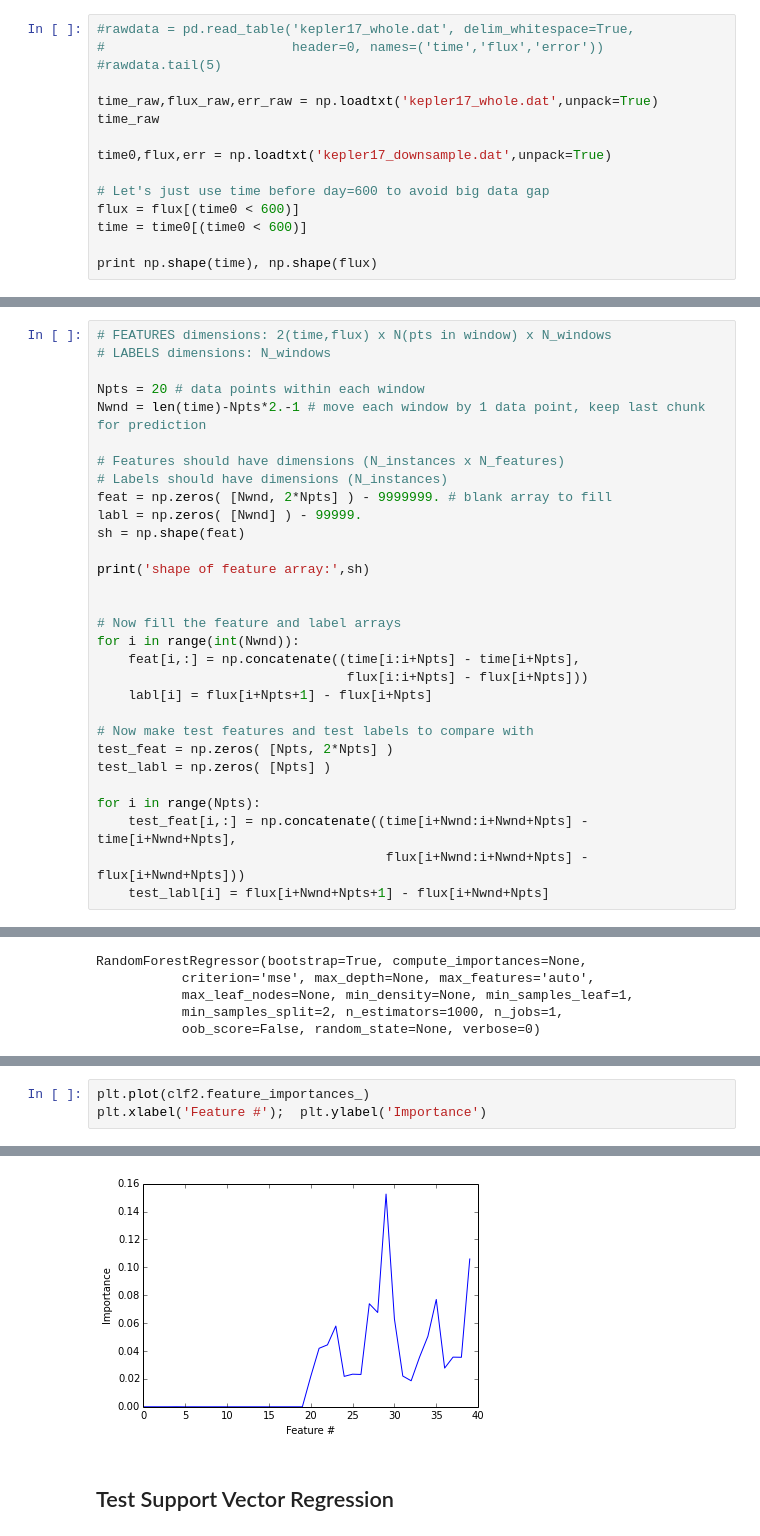
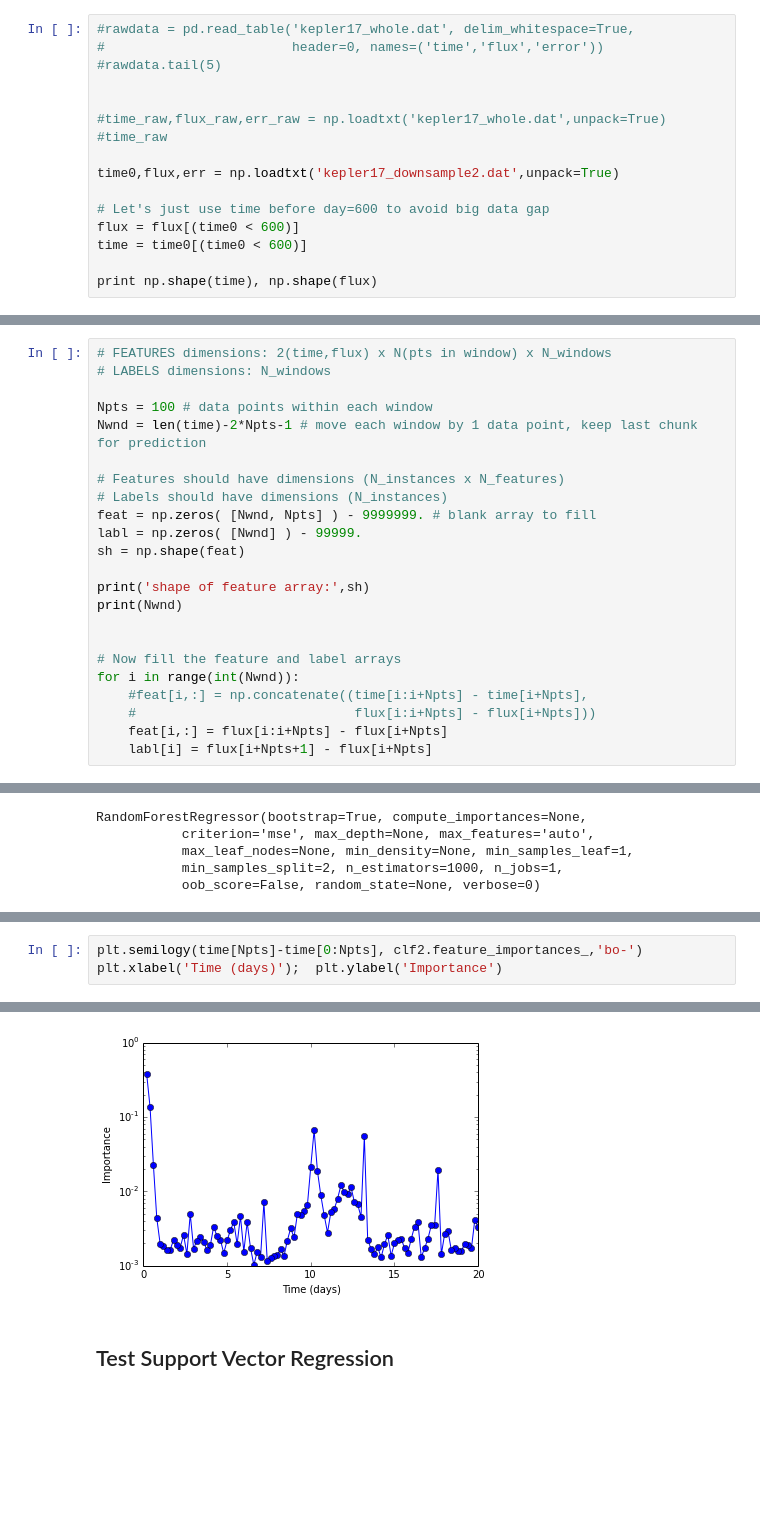
Before and after one commit to jradavenport/random-forest-timeseries, a Jupyter notebook: stupid_randforest.ipynb, the cells around one changed output, grey strips where cells are left out. Cells and saved outputs as stored; diff of their text form; blank space fills up the shorter version.

Commit message:
finer time sampling

```diff
--- a/stupid_randforest.ipynb
+++ b/stupid_randforest.ipynb
@@ -22,10 +22,11 @@ Populating the interactive namespace from numpy and matplotlib
 #                        header=0, names=('time','flux','error'))
 #rawdata.tail(5)
 
-time_raw,flux_raw,err_raw = np.loadtxt('kepler17_whole.dat',unpack=True)
-time_raw
 
-time0,flux,err = np.loadtxt('kepler17_downsample.dat',unpack=True)
+#time_raw,flux_raw,err_raw = np.loadtxt('kepler17_whole.dat',unpack=True)
+#time_raw
+
+time0,flux,err = np.loadtxt('kepler17_downsample2.dat',unpack=True)
 
 # Let's just use time before day=600 to avoid big data gap
 flux = flux[(time0 < 600)]
@@ -51,30 +52,23 @@ create 20-day bins, separated by 1-day, compute features (delta time, delta flux
 # FEATURES dimensions: 2(time,flux) x N(pts in window) x N_windows
 # LABELS dimensions: N_windows
 
-Npts = 20 # data points within each window
-Nwnd = len(time)-Npts*2.-1 # move each window by 1 data point, keep last chunk for prediction
+Npts = 100 # data points within each window
+Nwnd = len(time)-2*Npts-1 # move each window by 1 data point, keep last chunk for prediction
 
 # Features should have dimensions (N_instances x N_features)
 # Labels should have dimensions (N_instances)
-feat = np.zeros( [Nwnd, 2*Npts] ) - 9999999. # blank array to fill
+feat = np.zeros( [Nwnd, Npts] ) - 9999999. # blank array to fill
 labl = np.zeros( [Nwnd] ) - 99999.
 sh = np.shape(feat)
 
 print('shape of feature array:',sh)
+print(Nwnd)
 
 
 # Now fill the feature and label arrays
 for i in range(int(Nwnd)):
-    feat[i,:] = np.concatenate((time[i:i+Npts] - time[i+Npts],
-                                flux[i:i+Npts] - flux[i+Npts]))
+    #feat[i,:] = np.concatenate((time[i:i+Npts] - time[i+Npts],
+    #                            flux[i:i+Npts] - flux[i+Npts]))
+    feat[i,:] = flux[i:i+Npts] - flux[i+Npts]
     labl[i] = flux[i+Npts+1] - flux[i+Npts]
-
-# Now make test features and test labels to compare with
-test_feat = np.zeros( [Npts, 2*Npts] )
-test_labl = np.zeros( [Npts] )
-
-for i in range(Npts):
-    test_feat[i,:] = np.concatenate((time[i+Nwnd:i+Nwnd+Npts] - time[i+Nwnd+Npts],
-                                     flux[i+Nwnd:i+Nwnd+Npts] - flux[i+Nwnd+Npts]))
-    test_labl[i] = flux[i+Nwnd+Npts+1] - flux[i+Nwnd+Npts]
 # %% [output]
@@ -141,9 +133,9 @@ zip(clf2.feature_importances_)
 # %%
-plt.plot(clf2.feature_importances_)
-plt.xlabel('Feature #');  plt.ylabel('Importance')
+plt.semilogy(time[Npts]-time[0:Npts], clf2.feature_importances_,'bo-')
+plt.xlabel('Time (days)');  plt.ylabel('Importance')
 # %% [output]
 <matplotlib.text.Text at 0x...>
-[figure, old version]
+[figure, new version]
 # %% [markdown]
 ## Test Support Vector Regression
 # %%
```
Also changed, not shown: parts of 9 cells of this notebook, 1 other file.
